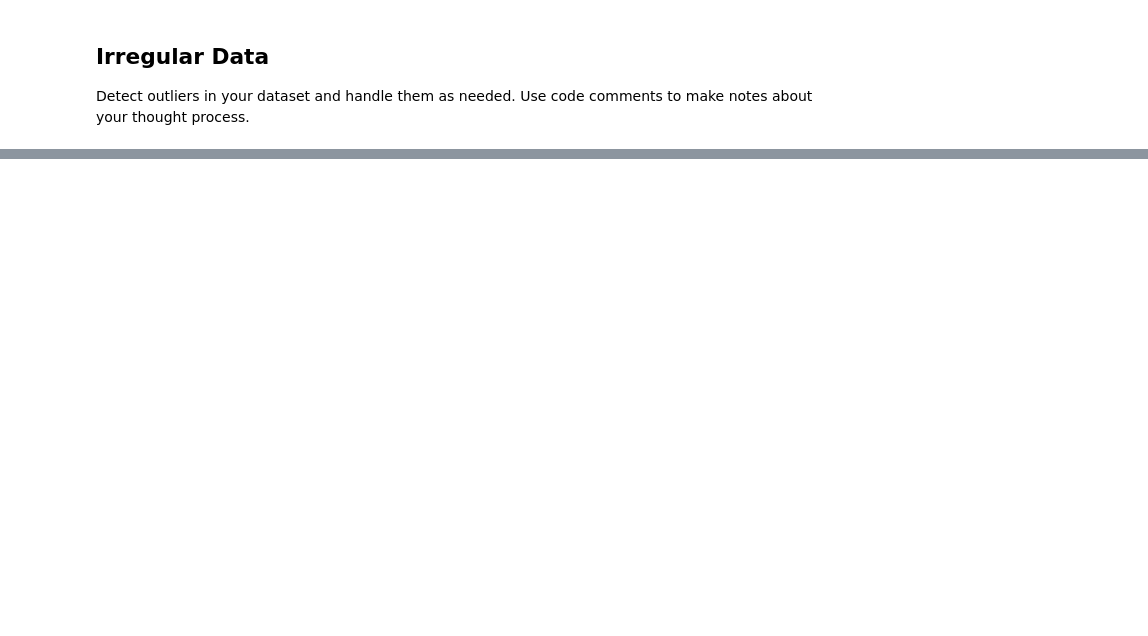
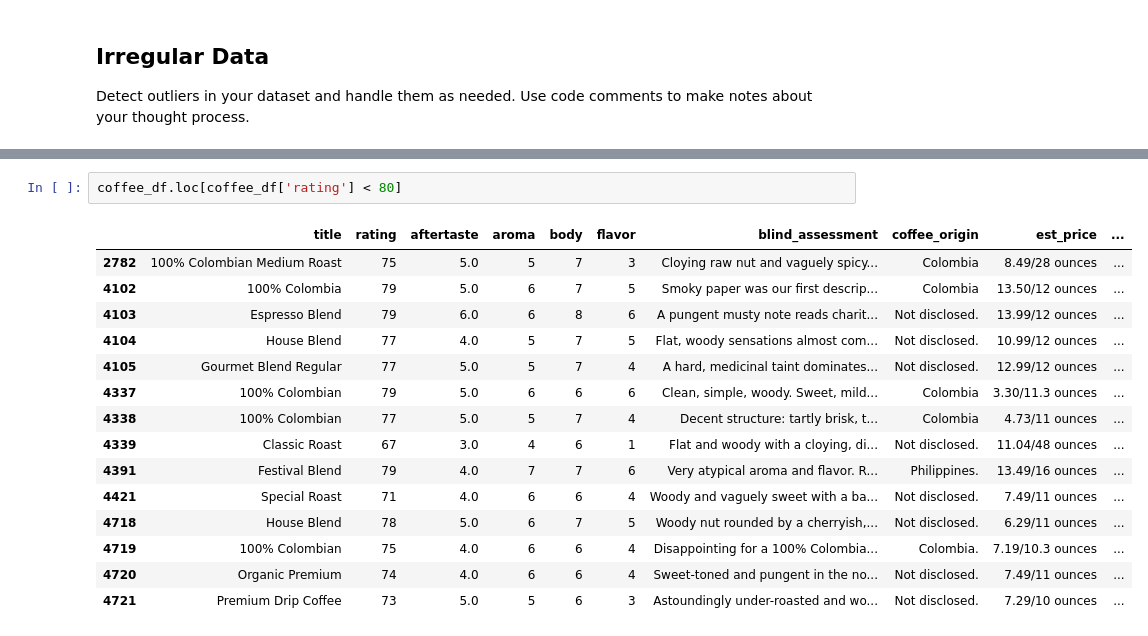
Before and after one commit to alexeherron/cleaning-data-checkpoint, a Jupyter notebook: checkpoint-three.ipynb, the cells around one changed output, grey strips where cells are left out. Drawn from its saved outputs; the diff is of its cells as text; blank space fills up the shorter version.

```diff
--- a/checkpoint-three.ipynb
+++ b/checkpoint-three.ipynb
@@ -532,0 +576,18 @@ coffee_df.describe()
+# %%
+coffee_df.loc[coffee_df['rating'] < 80]
+# %% [output]
+|  | title | rating | aftertaste | aroma | body | flavor | blind_assessment | coffee_origin | est_price | ... |
+| 2782 | 100% Colombian Medium Roast | 75 | 5.0 | 5 | 7 | 3 | Cloying raw nut and vaguely spicy... | Colombia | 8.49/28 ounces | ... |
+| 4102 | 100% Colombia | 79 | 5.0 | 6 | 7 | 5 | Smoky paper was our first descrip... | Colombia | 13.50/12 ounces | ... |
+| 4103 | Espresso Blend | 79 | 6.0 | 6 | 8 | 6 | A pungent musty note reads charit... | Not disclosed. | 13.99/12 ounces | ... |
+| 4104 | House Blend | 77 | 4.0 | 5 | 7 | 5 | Flat, woody sensations almost com... | Not disclosed. | 10.99/12 ounces | ... |
+| 4105 | Gourmet Blend Regular | 77 | 5.0 | 5 | 7 | 4 | A hard, medicinal taint dominates... | Not disclosed. | 12.99/12 ounces | ... |
+| 4337 | 100% Colombian | 79 | 5.0 | 6 | 6 | 6 | Clean, simple, woody. Sweet, mild... | Colombia | 3.30/11.3 ounces | ... |
+| 4338 | 100% Colombian | 77 | 5.0 | 5 | 7 | 4 | Decent structure: tartly brisk, t... | Colombia | 4.73/11 ounces | ... |
+| 4339 | Classic Roast | 67 | 3.0 | 4 | 6 | 1 | Flat and woody with a cloying, di... | Not disclosed. | 11.04/48 ounces | ... |
+| 4391 | Festival Blend | 79 | 4.0 | 7 | 7 | 6 | Very atypical aroma and flavor. R... | Philippines. | 13.49/16 ounces | ... |
+| 4421 | Special Roast | 71 | 4.0 | 6 | 6 | 4 | Woody and vaguely sweet with a ba... | Not disclosed. | 7.49/11 ounces | ... |
+| 4718 | House Blend | 78 | 5.0 | 6 | 7 | 5 | Woody nut rounded by a cherryish,... | Not disclosed. | 6.29/11 ounces | ... |
+| 4719 | 100% Colombian | 75 | 4.0 | 6 | 6 | 4 | Disappointing for a 100% Colombia... | Colombia. | 7.19/10.3 ounces | ... |
+| 4720 | Organic Premium | 74 | 4.0 | 6 | 6 | 4 | Sweet-toned and pungent in the no... | Not disclosed. | 7.49/11 ounces | ... |
+| 4721 | Premium Drip Coffee | 73 | 5.0 | 5 | 6 | 3 | Astoundingly under-roasted and wo... | Not disclosed. | 7.29/10 ounces | ... |
```
Also changed, not shown: parts of 64 cells of this notebook.
